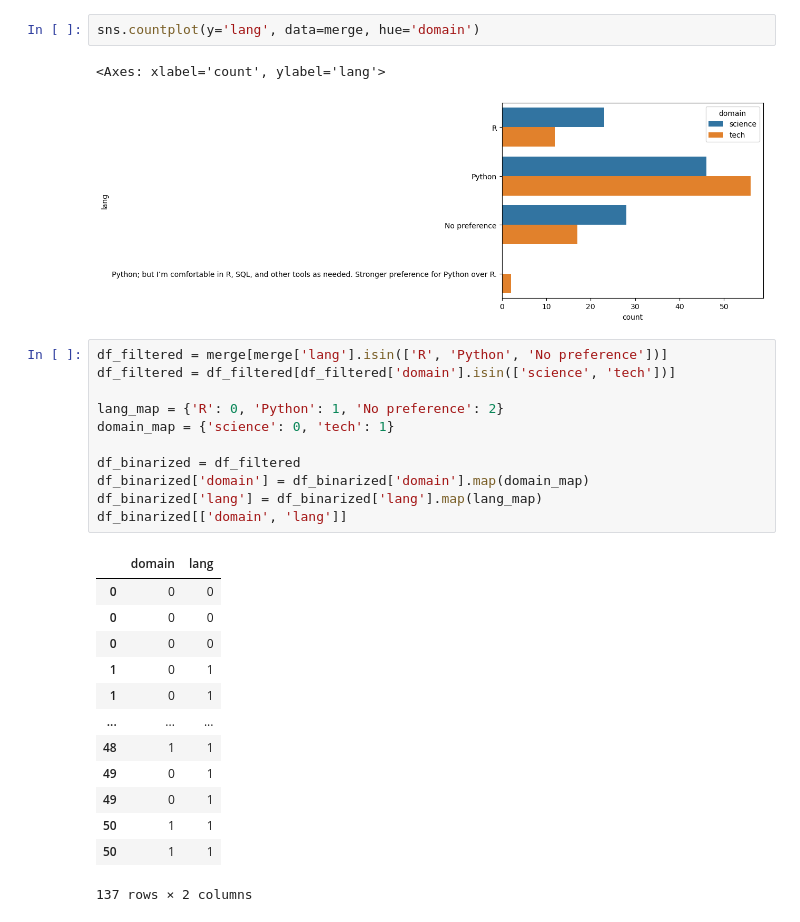
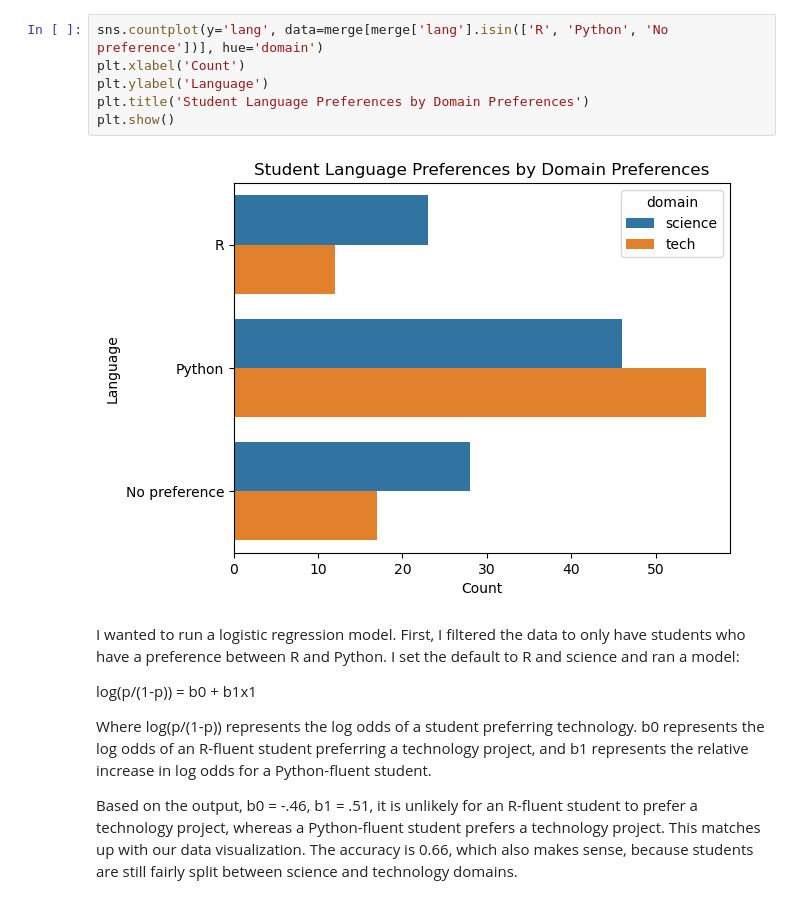
Before and after one commit to pstat197/module-0-class-survey-data-table_seven, a Jupyter notebook: scripts/emily.ipynb, the cells around one changed output. Cells and saved outputs as stored; diff of their text form.

```diff
--- a/scripts/emily.ipynb
+++ b/scripts/emily.ipynb
@@ -117,33 +63,19 @@ sns.countplot(y='domain', data=merge, palette='viridis')
 # %%
-sns.countplot(y='lang', data=merge, hue='domain')
+sns.countplot(y='lang', data=merge[merge['lang'].isin(['R', 'Python', 'No preference'])], hue='domain')
+plt.xlabel('Count')
+plt.ylabel('Language')
+plt.title('Student Language Preferences by Domain Preferences')
+plt.show()
 # %% [output]
-<Axes: xlabel='count', ylabel='lang'>
-[figure, old version]
+[figure, new version]
-# %%
-df_filtered = merge[merge['lang'].isin(['R', 'Python', 'No preference'])]
-df_filtered = df_filtered[df_filtered['domain'].isin(['science', 'tech'])]
-
-lang_map = {'R': 0, 'Python': 1, 'No preference': 2}
-domain_map = {'science': 0, 'tech': 1}
-
-df_binarized = df_filtered
-df_binarized['domain'] = df_binarized['domain'].map(domain_map)
-df_binarized['lang'] = df_binarized['lang'].map(lang_map)
-df_binarized[['domain', 'lang']]
-# %% [output]
-|  | domain | lang |
-| 0 | 0 | 0 |
-| 0 | 0 | 0 |
-| 0 | 0 | 0 |
-| 1 | 0 | 1 |
-| 1 | 0 | 1 |
-| ... | ... | ... |
-| 48 | 1 | 1 |
-| 49 | 0 | 1 |
-| 49 | 0 | 1 |
-| 50 | 1 | 1 |
-| 50 | 1 | 1 |
-137 rows × 2 columns
+# %% [markdown]
+I wanted to run a logistic regression model. First, I filtered the data to only have students who have a preference between R and Python. I set the default to R and science and ran a model:
+
+log(p/(1-p)) = b0 + b1x1
+
+Where log(p/(1-p)) represents the log odds of a student preferring technology. b0 represents the log odds of an R-fluent student  preferring a technology project, and b1 represents the relative increase in log odds for a Python-fluent student.
+
+Based on the output, b0 = -.46, b1 = .51, it is unlikely for an R-fluent student to prefer a technology project, whereas a Python-fluent student prefers a technology project. This matches up with our data visualization. The accuracy is 0.66, which also makes sense, because students are still fairly split between science and technology domains.
 # %%
 import numpy as np
 from sklearn.linear_model import LogisticRegression
```
Also changed, not shown: parts of 12 cells of this notebook.
